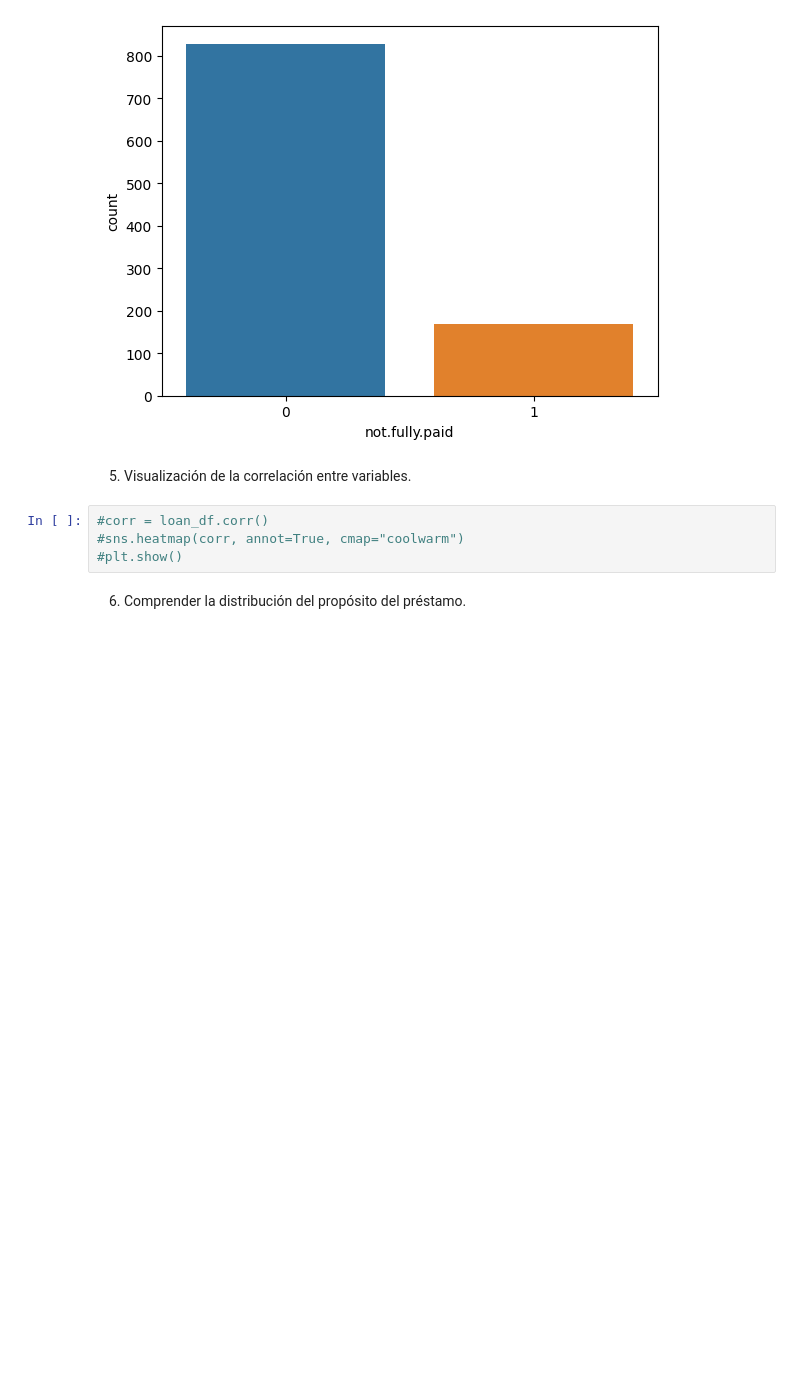
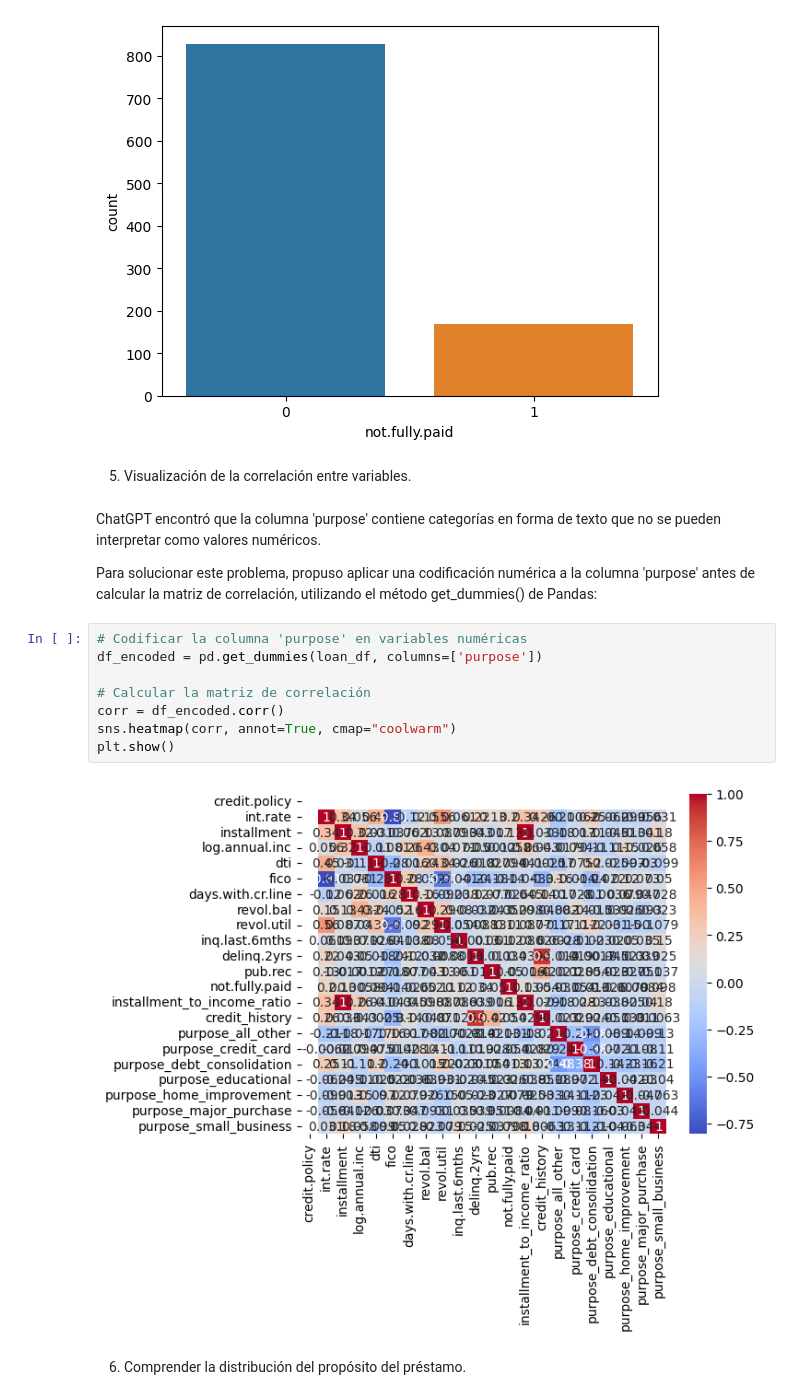
Before and after one commit to CtrlCri/chatgpt-data-science-project, a Jupyter notebook: script.ipynb, the cells around one changed output. Drawn from its saved outputs; the diff is of its cells as text; blank space fills up the shorter version.

```diff
--- a/script.ipynb
+++ b/script.ipynb
@@ -119,10 +119,20 @@ plt.show()
 [figure]
 # %% [markdown]
 5. Visualización de la correlación entre variables.
+# %% [markdown]
+ChatGPT encontró que la columna 'purpose' contiene categorías en forma de texto que no se pueden interpretar como valores numéricos.
+
+Para solucionar este problema, propuso aplicar una codificación numérica a la columna 'purpose' antes de calcular la matriz de correlación, utilizando el método get_dummies() de Pandas:
 # %%
-#corr = loan_df.corr()
-#sns.heatmap(corr, annot=True, cmap="coolwarm")
-#plt.show()
+# Codificar la columna 'purpose' en variables numéricas
+df_encoded = pd.get_dummies(loan_df, columns=['purpose'])
+
+# Calcular la matriz de correlación
+corr = df_encoded.corr()
+sns.heatmap(corr, annot=True, cmap="coolwarm")
+plt.show()
+# %% [output]
+[figure, added]
 # %% [markdown]
 6. Comprender la distribución del propósito del préstamo.
 # %%
```
Also changed, not shown: parts of 5 cells of this notebook.
